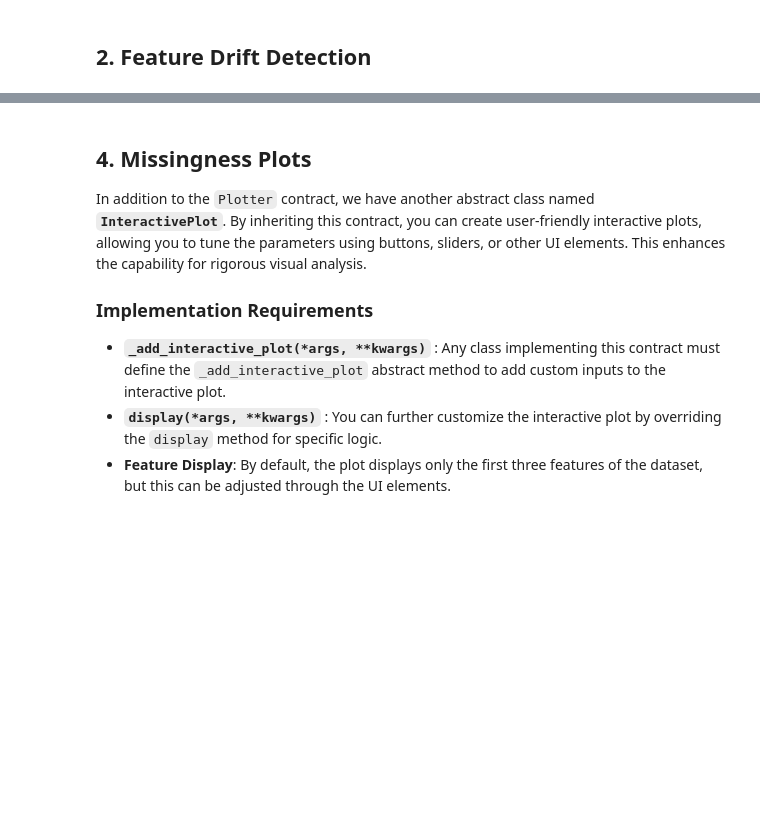
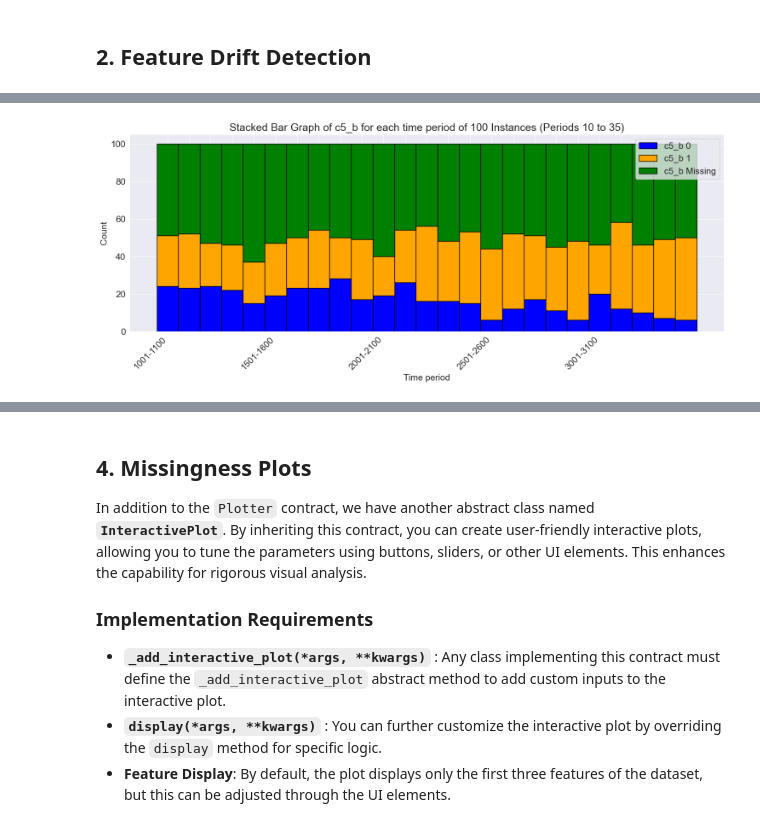
Before and after one commit to aditya0by0/stream-viz, a Jupyter notebook: stream_viz/tutorial/UserGuide.ipynb, the cells around one changed output, grey strips where cells are left out. Saved outputs shown, nothing was run; the diff lists cells and outputs as text; code cells hidden in the pictures; blank space fills up the shorter version.

Commit message:
user guide: velocity

```diff
--- a/stream_viz/tutorial/UserGuide.ipynb
+++ b/stream_viz/tutorial/UserGuide.ipynb
@@ -221,0 +259,10 @@ dt_streamer.rcd_detector_obj.plot(start_tpt=100, end_tpt=3000)
+# %%
+from stream_viz.velocity.velocity_charts import FeatureVelocity
+
+feature_vel = FeatureVelocity(missing_encoder)
+# Plot categorical feature
+feature_vel.plot(
+    features="c5", chunk_size=100, start_period=10, end_period=35, x_label_every=5
+)
+# %% [output]
+[figure, added]
```
Also changed, not shown: parts of 13 cells of this notebook, 4 other files.
